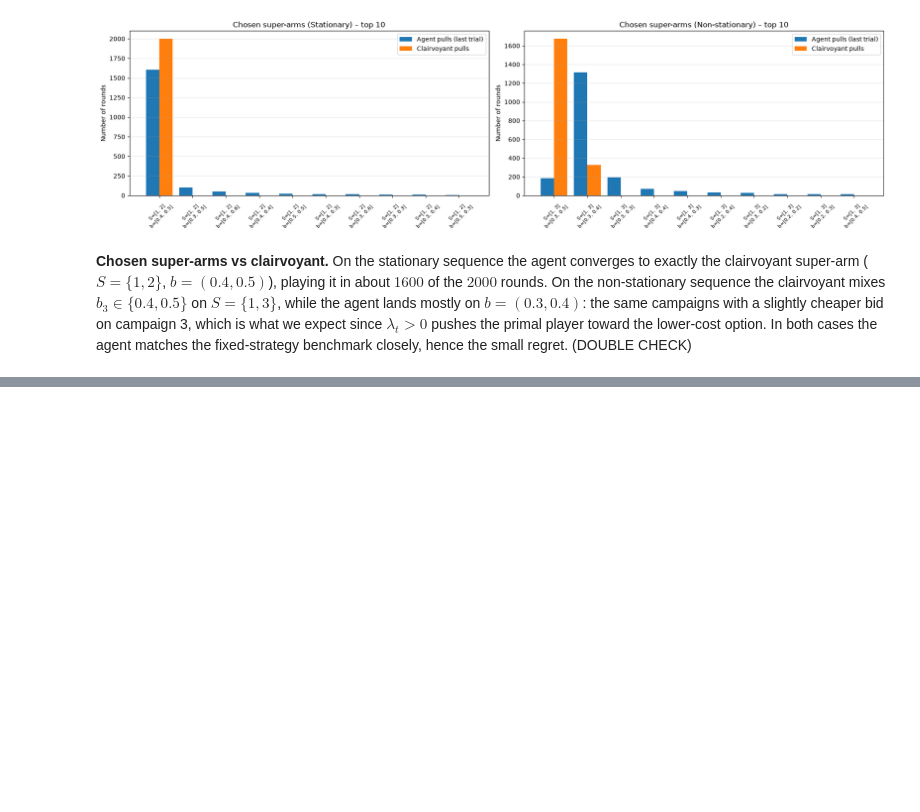
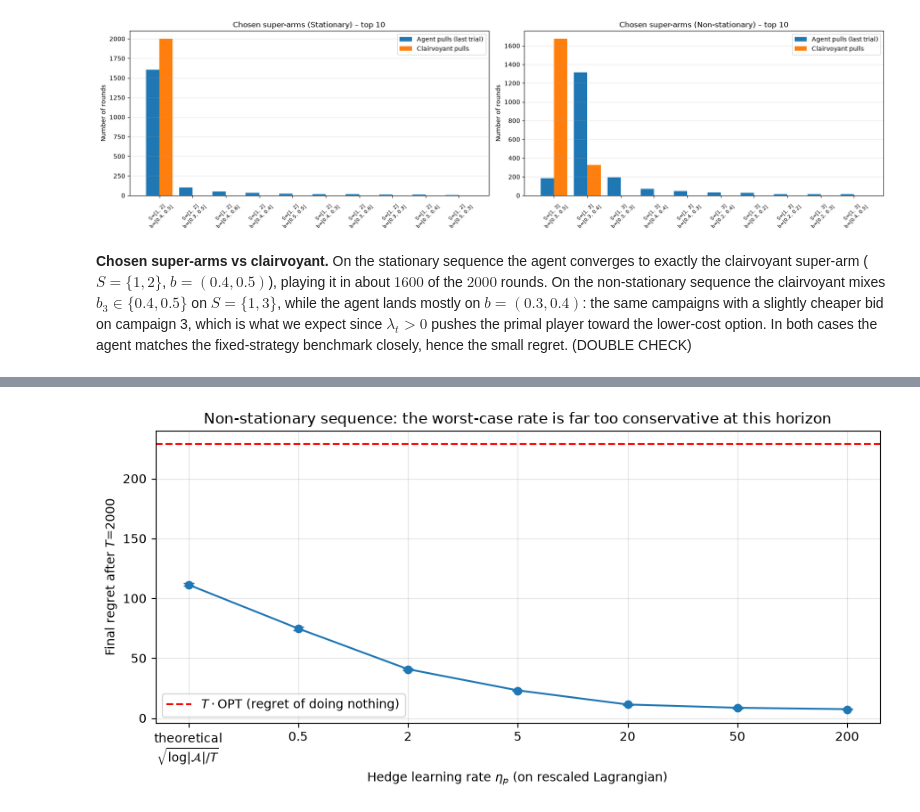
Before and after one commit to poligregni/OnlineLearningApplications2026, a Jupyter notebook: requirement_3.ipynb, the cells around one changed output, grey strips where cells are left out. Saved outputs shown, nothing was run; the diff lists cells and outputs as text; code cells hidden in the pictures; blank space fills up the shorter version.

```diff
--- a/requirement_3.ipynb
+++ b/requirement_3.ipynb
@@ -755,0 +933,34 @@ plt.show()
+# %%
+## Sensitivity of the primal-dual method to the Hedge learning rate
+
+etas = [np.sqrt(np.log(len(super_arms)) / T), 0.5, 2, 5, 20, 50, 200]
+labels = ["theoretical\n$\\sqrt{\\log|\\mathcal{A}|/T}$"] + [str(e) for e in etas[1:]]
+m_env, opt_per_round = environments["Non-stationary"]
+
+final_regret = np.zeros((len(etas), n_trials))
+for k, e in enumerate(etas):
+    for seed in range(n_trials):
+        np.random.seed(seed)
+        agent = FFPrimalDualMultiCampaignAgent(super_arms, available_bids, my_valuations, B, T,
+                                               eta=eta, hedge_eta=e)
+        total = 0.0
+        for t_round in range(T):
+            S_t, bids_t = agent.bid()
+            m_round = m_env[:, t_round]
+            f_t = sum((my_valuations[i] - b) * (b >= m_round[i]) for i, b in zip(S_t, bids_t))
+            c_t = sum(b * (b >= m_round[i]) for i, b in zip(S_t, bids_t))
+            agent.update(f_t, c_t, m_round)
+            total += f_t
+        final_regret[k, seed] = opt_per_round * T - total
+
+plt.figure(figsize=(9, 4.5))
+plt.errorbar(range(len(etas)), final_regret.mean(axis=1),
+             yerr=final_regret.std(axis=1) / np.sqrt(n_trials), fmt="o-", capsize=4)
+plt.axhline(opt_per_round * T, color="red", linestyle="--", label="$T\\cdot$OPT (regret of doing nothing)")
+plt.xticks(range(len(etas)), labels)
+plt.xlabel("Hedge learning rate $\\eta_p$ (on rescaled Lagrangian)")
+plt.ylabel(f"Final regret after $T$={T}")
+plt.title("Non-stationary sequence: the worst-case rate is far too conservative at this horizon")
+plt.legend(); plt.grid(alpha=0.3); plt.tight_layout(); plt.show()
+# %% [output]
+[figure, added]
```
Also changed, not shown: parts of 4 cells of this notebook, 2 other files.
